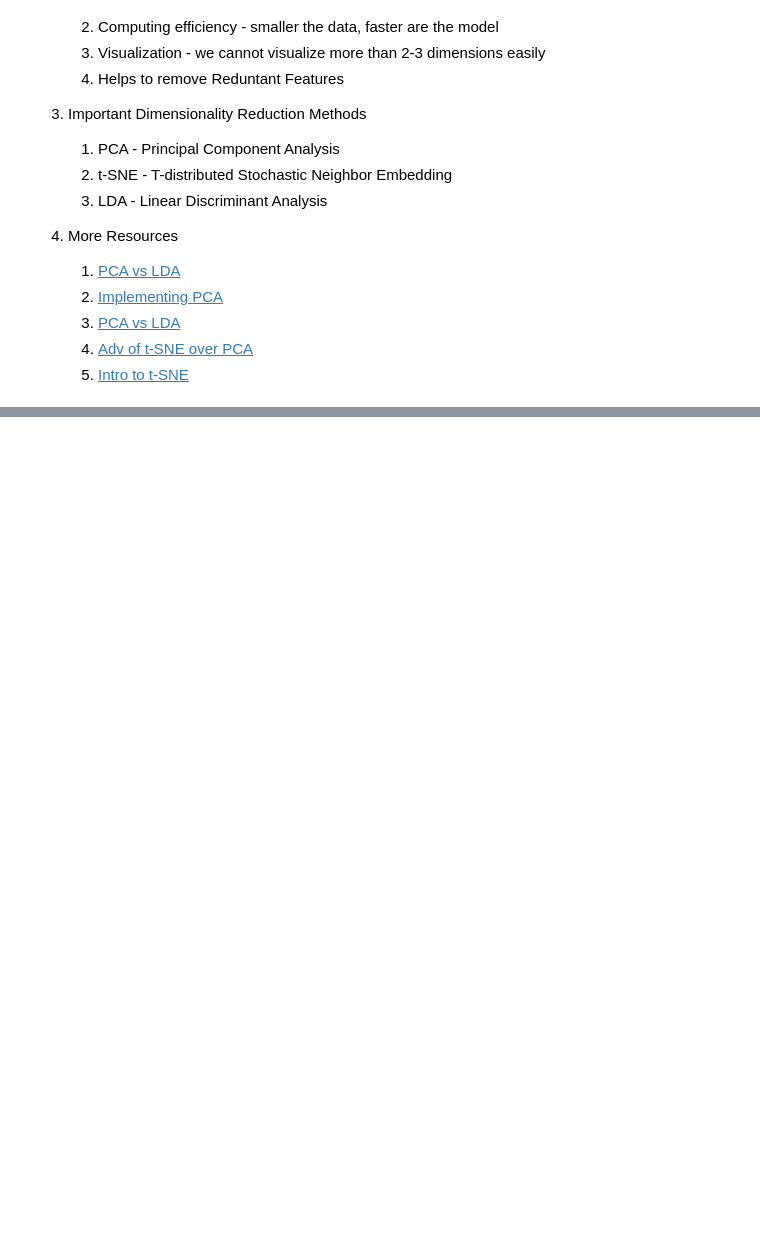
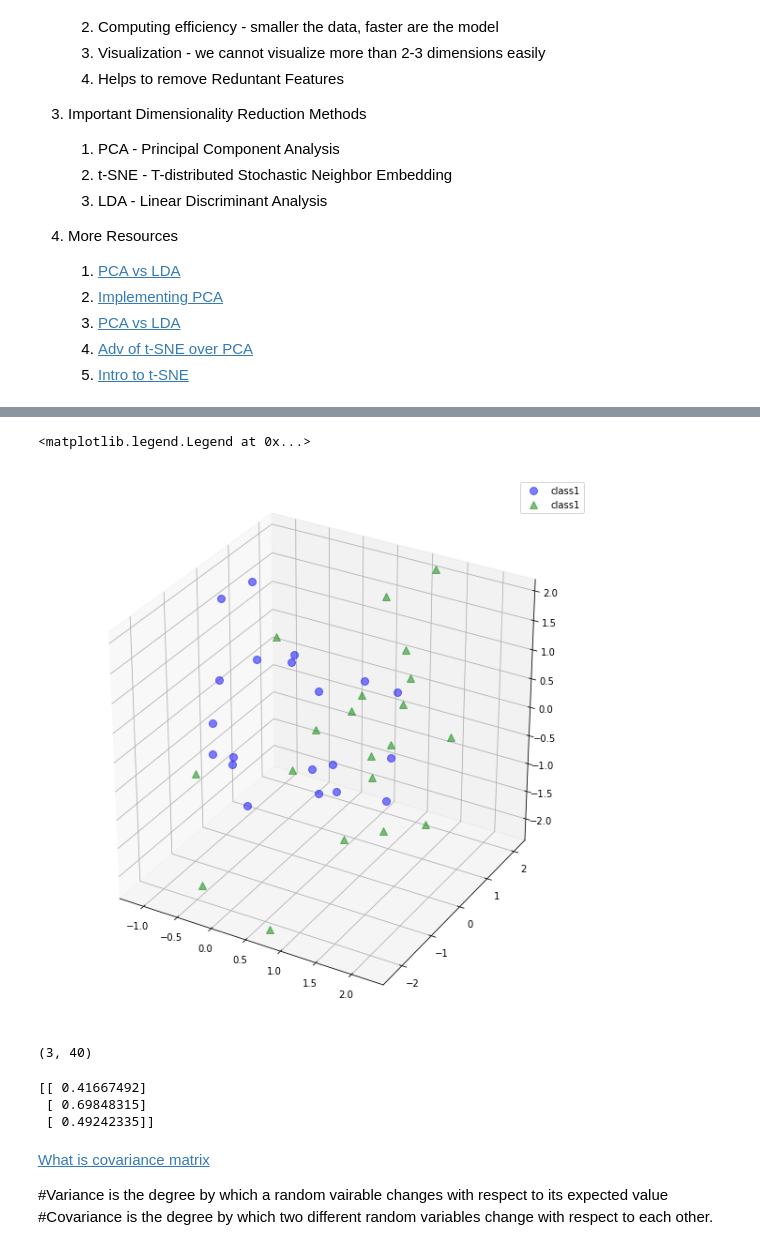
Before and after one commit to Adityajn/Machine-Learning-Algos, a Jupyter notebook: Dimensionality Reduction | PCA, LDA, t-SNE.ipynb, the cells around one changed output, grey strips where cells are left out. Cells and saved outputs as stored; diff of their text form; code cells hidden in the pictures; blank space fills up the shorter version.

Commit message:
dimensionality reduction

```diff
--- a/Dimensionality Reduction | PCA, LDA, t-SNE.ipynb
+++ b/Dimensionality Reduction | PCA, LDA, t-SNE.ipynb
@@ -28,0 +32,8 @@
+# %%
+#Step 1 - Create a dataset
+mu_vec1 = np.array([0,0,0])
+cov_mat1 = np.array([[1,0,0],[0,1,0],[0,0,1]]) #sample covariance
+
+#gaussian distribution
+class1_sample = np.random.multivariate_normal(mu_vec1,cov_mat1,20).T
+class1_sample.T
@@ -28,0 +61,7 @@
+# %%
+mu_vec2 = np.array([1,1,1])
+cov_mat2 = np.array([[1,0,0],[0,1,0],[0,0,1]]) #sample covariance
+
+#gaussian distribution
+class2_sample = np.random.multivariate_normal(mu_vec2,cov_mat2,20).T
+class2_sample.T
@@ -28,0 +89,39 @@
+# %%
+#step 2 - plotting the data
+%matplotlib inline
+from mpl_toolkits.mplot3d import Axes3D
+from matplotlib import pyplot as plt
+fig = plt.figure(figsize=(8,8))
+ax = Axes3D(fig)
+ax.plot(class1_sample[0,:],class1_sample[1,:],class1_sample[2,:],
+       'o',markersize=8,color='blue',alpha=0.5,label='class1')
+ax.plot(class2_sample[0,:],class1_sample[2,:],class1_sample[2,:],
+       '^',markersize=8,color='green',alpha=0.5,label='class1')
+ax.legend(loc='upper right')
+# %% [output]
+<matplotlib.legend.Legend at 0x...>
+[figure, added]
+# %%
+#step 3 - merge the data in one big dataset
+all_samples = np.concatenate((class1_sample,class2_sample),axis=1)
+all_samples.shape
+# %% [output]
+(3, 40)
+# %%
+#step 4 - compute the dimensional mean vector, it will help compute covariance matrix
+#mean for each feature
+
+mean_x = np.mean(all_samples[0,:])
+mean_y = np.mean(all_samples[1,:])
+mean_z = np.mean(all_samples[2,:])
+mean_vector = np.array([[mean_x],[mean_y],[mean_z]])
+print(mean_vector)
+# %% [output]
+[[ 0.41667492]
+ [ 0.69848315]
+ [ 0.49242335]]
+# %% [markdown]
+[What is covariance matrix](http://support.minitab.com/en-us/minitab/17/topic-library/modeling-statistics/anova/anova-statistics/what-is-the-variance-covariance-matrix/)
+
+#Variance is the degree by which a random vairable changes with respect to its expected value
+#Covariance is the degree by which two different random variables change with respect to each other.
```
Also changed, not shown: parts of 14 cells of this notebook.
